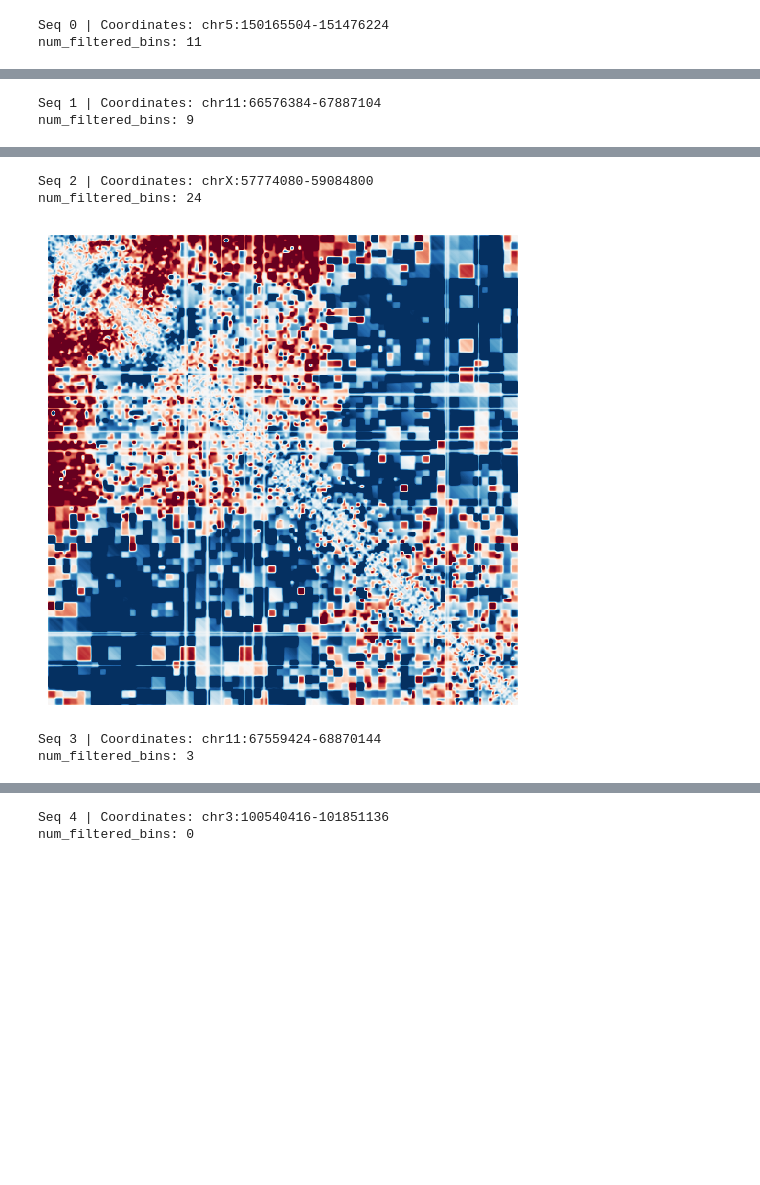
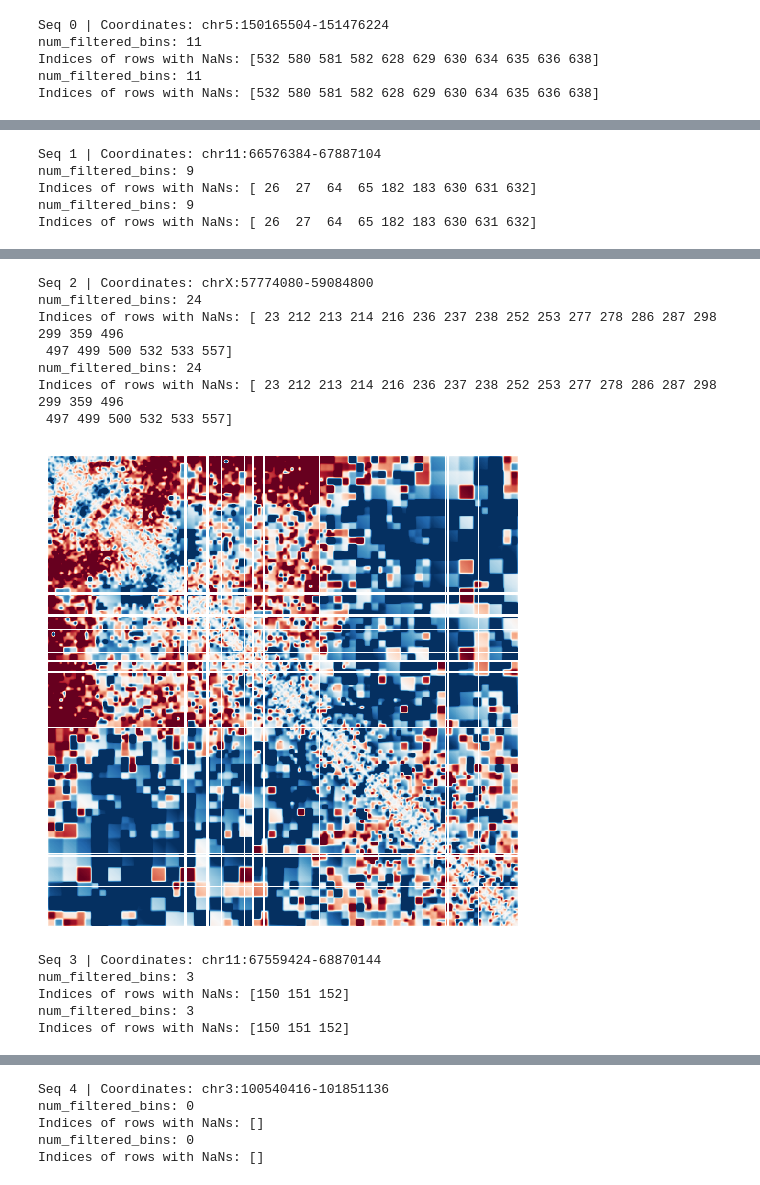
Before and after one commit to PSmaruj/akita_pytorch, a Jupyter notebook: preprocessing_data.ipynb, the cells around one changed output, grey strips where cells are left out. Cells and saved outputs as stored; diff of their text form; code cells hidden in the pictures; blank space fills up the shorter version.

```diff
--- a/preprocessing_data.ipynb
+++ b/preprocessing_data.ipynb
@@ -63,0 +79,3 @@ expected = pd.read_csv("/project/fudenber_735/GEO/Hsieh2019/4DN/mESC_mm10_4DNFIL
+# %%
+# low_q_df = pd.read_csv("/project/fudenber_735/backup/DNN_HiC/data_mm10/mm10_gaps.bed", sep="\t", names=["chr", "start", "end"])
+low_q_df = pd.read_csv("/project/fudenber_735/backup/DNN_HiC/data_mm10/mm10.blacklist.rep.bed", sep="\t", names=["chr", "start", "end"])
@@ -138,0 +99,14 @@ def process_hic_matrix(genome_hic_cool, mseq_str, diagonal_offset=2, padding=32,
+# %%
+import re
+
+def extract_coordinates_from_mseq(mseq_str):
+    # Regular expression to match the format: chrom:start-end
+    match = re.match(r"(?P<chrom>\w+):(?P<start>\d+)-(?P<end>\d+)", mseq_str)
+
+    if match:
+        chrom = match.group('chrom')
+        start = int(match.group('start'))
+        end = int(match.group('end'))
+        return chrom, start, end
+    else:
+        raise ValueError(f"Invalid mseq_str format: {mseq_str}")
@@ -177,7 +299,7 @@ for i, row in enumerate(df_select_fold[-5:].itertuples(index=False)):
     ohe_sequence = one_hot_encode_sequence(sequence)
     # matrix = process_hic_matrix(genome_hic_cool, mseq_str, diagonal_offset=2, padding=32, sigma=1, width=5)
 
-    matrix = process_hic_matrix(genome_hic_cool, mseq_str, diagonal_offset=2, padding=64, kernel_stddev=1, chrom=chrom)
+    matrix = process_hic_matrix(genome_hic_cool, mseq_str, diagonal_offset=2, padding=64, kernel_stddev=1, gaps_df=low_q_df)
 
     plot_map(matrix)
 
@@ -188,3 +310,6 @@ for i, row in enumerate(df_select_fold[-5:].itertuples(index=False)):
 # %% [output]
 Seq 0 | Coordinates: chr5:150165504-151476224
 num_filtered_bins: 11
+Indices of rows with NaNs: [532 580 581 582 628 629 630 634 635 636 638]
+num_filtered_bins: 11
+Indices of rows with NaNs: [532 580 581 582 628 629 630 634 635 636 638]
@@ -192,2 +317,5 @@ num_filtered_bins: 11
 Seq 1 | Coordinates: chr11:66576384-67887104
 num_filtered_bins: 9
+Indices of rows with NaNs: [ 26  27  64  65 182 183 630 631 632]
+num_filtered_bins: 9
+Indices of rows with NaNs: [ 26  27  64  65 182 183 630 631 632]
@@ -195,5 +323,13 @@ num_filtered_bins: 9
 Seq 2 | Coordinates: chrX:57774080-59084800
 num_filtered_bins: 24
+Indices of rows with NaNs: [ 23 212 213 214 216 236 237 238 252 253 277 278 286 287 298 299 359 496
+ 497 499 500 532 533 557]
+num_filtered_bins: 24
+Indices of rows with NaNs: [ 23 212 213 214 216 236 237 238 252 253 277 278 286 287 298 299 359 496
+ 497 499 500 532 533 557]
-[figure, old version]
+[figure, new version]
 Seq 3 | Coordinates: chr11:67559424-68870144
 num_filtered_bins: 3
+Indices of rows with NaNs: [150 151 152]
+num_filtered_bins: 3
+Indices of rows with NaNs: [150 151 152]
@@ -201,2 +337,5 @@ num_filtered_bins: 3
 Seq 4 | Coordinates: chr3:100540416-101851136
 num_filtered_bins: 0
+Indices of rows with NaNs: []
+num_filtered_bins: 0
+Indices of rows with NaNs: []
```
Also changed, not shown: parts of 11 cells of this notebook, 9 other files.
